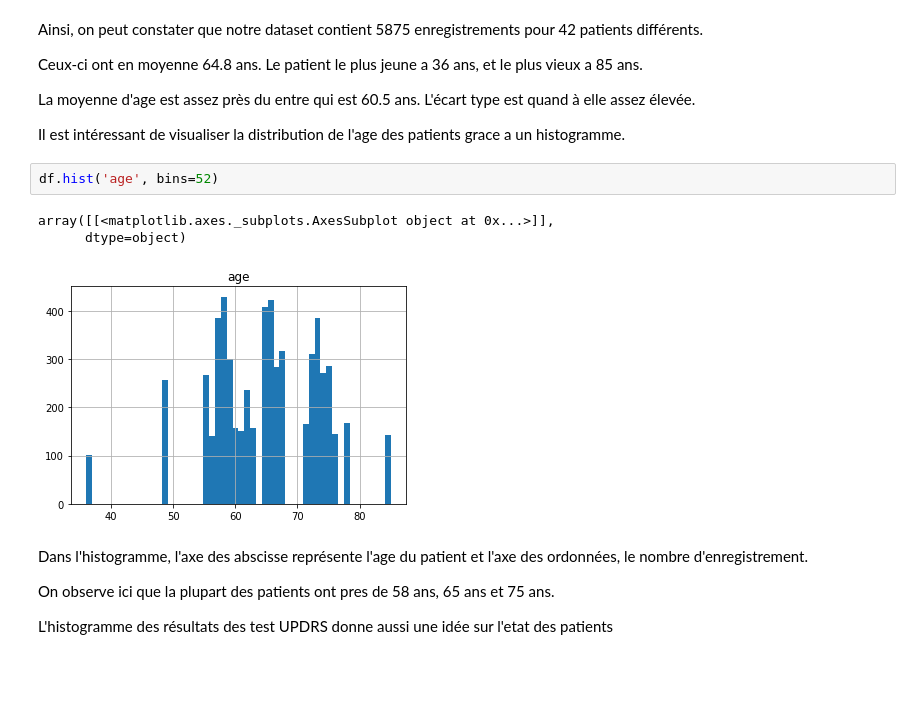
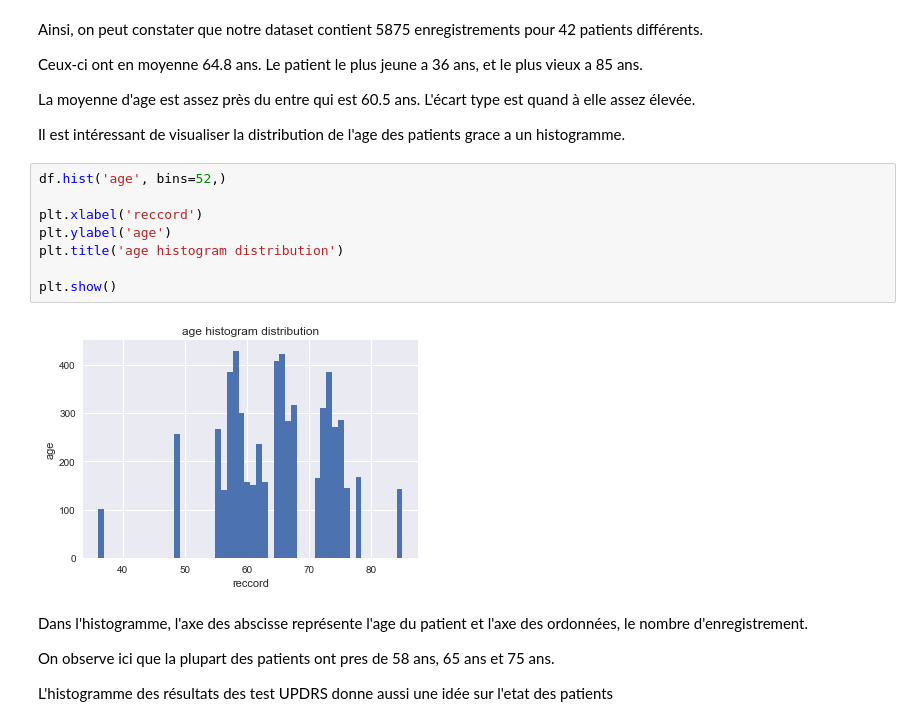
Before and after one commit to Mymoza/DataMining-UPDRS, a Jupyter notebook: UPDRS.ipynb, the cells around one changed output. Saved outputs shown, nothing was run; the diff lists cells and outputs as text; blank space fills up the shorter version.

```diff
--- a/UPDRS.ipynb
+++ b/UPDRS.ipynb
@@ -153,12 +153,16 @@ Ceux-ci ont en moyenne 64.8 ans. Le patient le plus jeune a 36 ans, et le plus v
 La moyenne d'age est assez près du entre qui est 60.5 ans. L'écart type est quand à elle assez élevée.
 
 Il est intéressant de visualiser la distribution de l'age des patients grace a un histogramme.
-# %%
-df.hist('age', bins=52)
-# %% [output]
-array([[<matplotlib.axes._subplots.AxesSubplot object at 0x...>]],
-      dtype=object)
-[figure, removed]
+# %%
+df.hist('age', bins=52,)
+
+plt.xlabel('reccord')
+plt.ylabel('age')
+plt.title('age histogram distribution')
+
+plt.show()
+# %% [output]
+[figure, added]
 # %% [markdown]
 Dans l'histogramme, l'axe des abscisse représente l'age du patient et l'axe des ordonnées, le nombre d'enregistrement.
 
```
Also changed, not shown: parts of 1 cell of this notebook.
